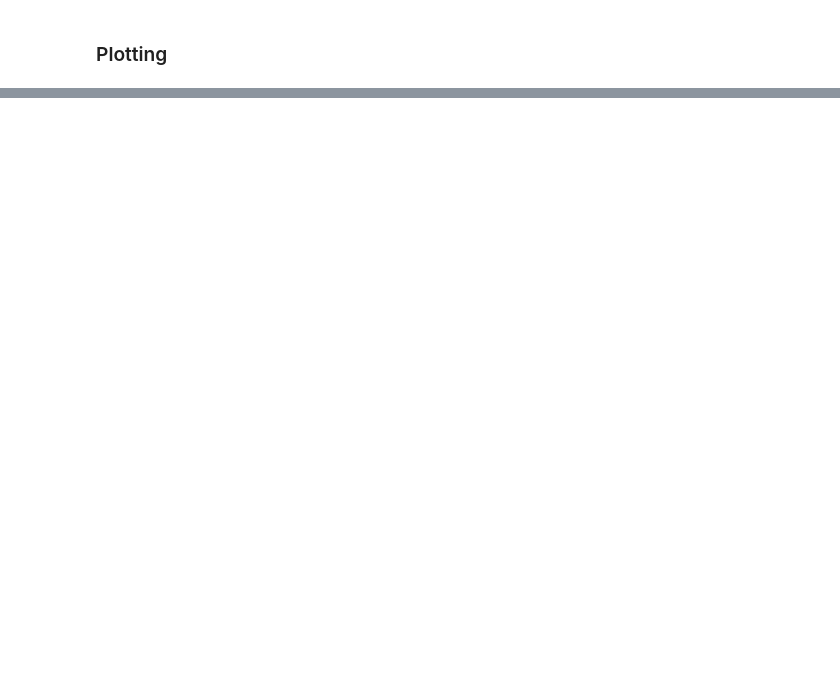
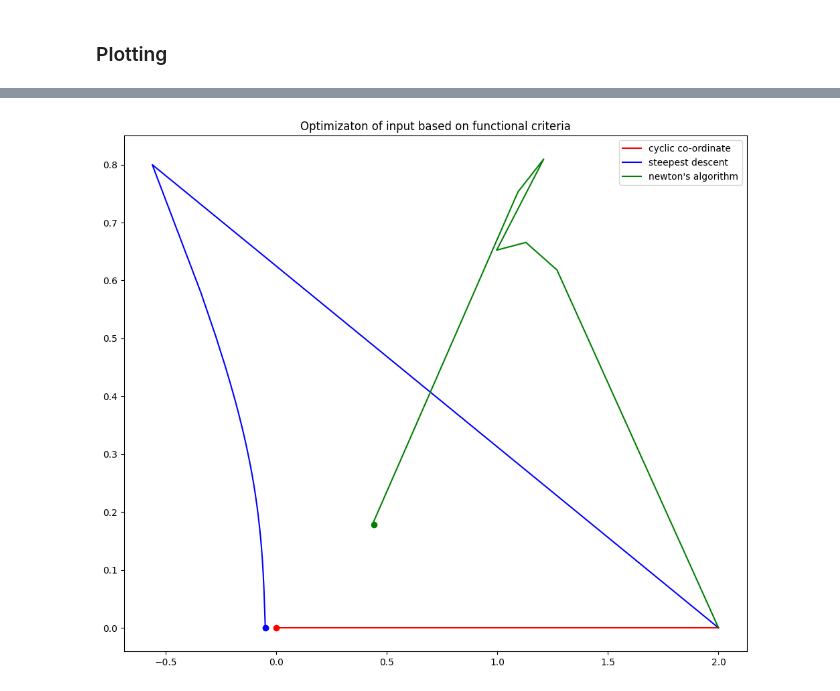
Before and after one commit to scorch056/line-optimization-methods, a Jupyter notebook: assignment.ipynb, the cells around one changed output, grey strips where cells are left out. Cells and saved outputs as stored; diff of their text form; code cells hidden in the pictures; blank space fills up the shorter version.

```diff
--- a/assignment.ipynb
+++ b/assignment.ipynb
@@ -343,0 +282,17 @@ plt.show()
+# %%
+plt.figure(figsize=(12,10))
+
+plt.plot(cyclic_cordinate_fx_criteria_coord[:,0], cyclic_cordinate_fx_criteria_coord[:,1], color='red', label='cyclic co-ordinate')
+plt.scatter(cyclic_cordinate_fx_criteria_coord[-1:,0], cyclic_cordinate_fx_criteria_coord[-1:,1], color='red')
+
+plt.plot(steepest_descent_fx_criteria_coord[:,0], steepest_descent_fx_criteria_coord[:,1], color='blue', label='steepest descent')
+plt.scatter(steepest_descent_fx_criteria_coord[-1:,0], steepest_descent_fx_criteria_coord[-1:,1], color='blue')
+
+plt.plot(newtons_fx_criteria_coord[:,0], newtons_fx_criteria_coord[:,1], color='green', label="newton's algorithm")
+plt.scatter(newtons_fx_criteria_coord[-1:,0], newtons_fx_criteria_coord[-1:,1], color='green')
+
+plt.title("Optimizaton of input based on functional criteria")
+plt.legend()
+plt.show()
+# %% [output]
+[figure, added]
```
Also changed, not shown: parts of 45 cells of this notebook.
